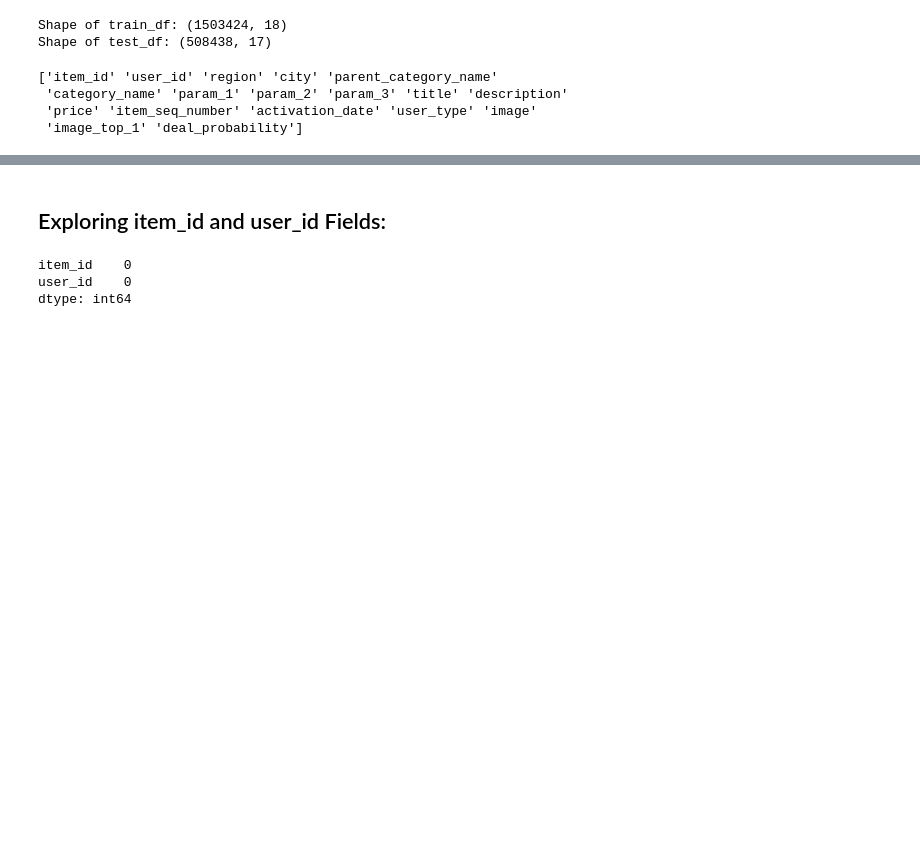
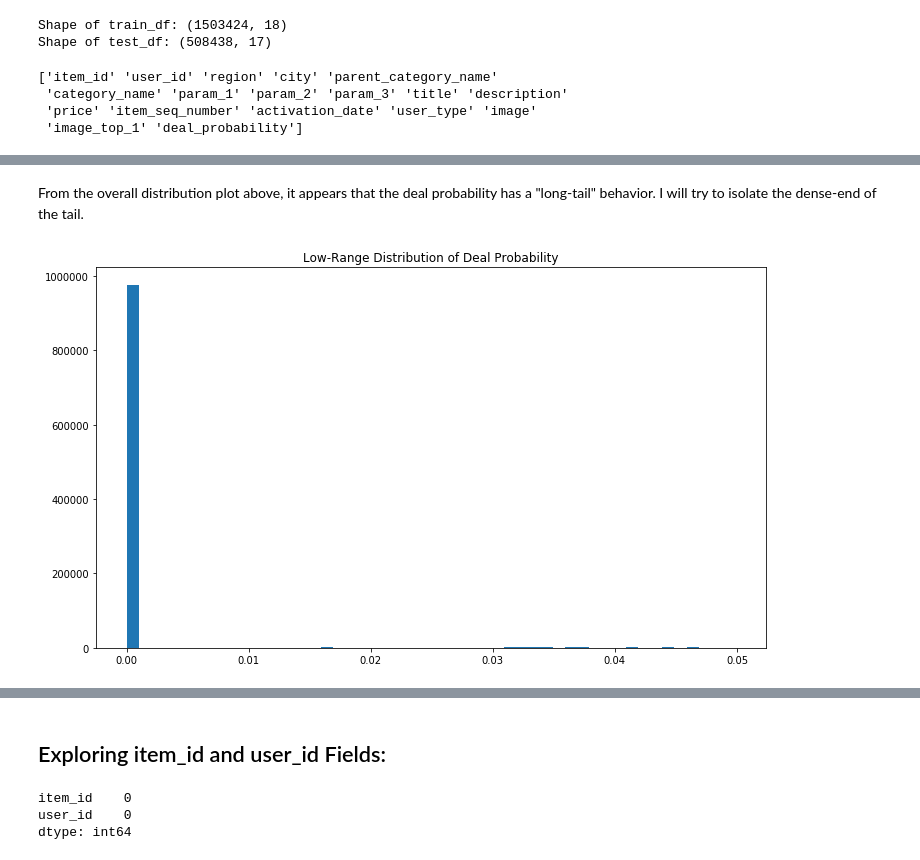
Before and after one commit to gestalt-howard/avito-demand-prediction, a Jupyter notebook: scripts/Stage_0_Data_Exploration.ipynb, the cells around one changed output, grey strips where cells are left out. Drawn from its saved outputs; the diff is of its cells as text; code cells hidden in the pictures; blank space fills up the shorter version.

```diff
--- a/scripts/Stage_0_Data_Exploration.ipynb
+++ b/scripts/Stage_0_Data_Exploration.ipynb
@@ -55,0 +73,10 @@ print train_df.columns.values
+# %% [markdown]
+From the overall distribution plot above, it appears that the deal probability has a "long-tail" behavior. I will try to isolate the dense-end of the tail.
+# %%
+plt.figure(figsize=(12, 7))
+deal_probs[deal_probs < 0.05].hist(bins=50)
+plt.title('Low-Range Distribution of Deal Probability')
+plt.grid(False)
+plt.show()
+# %% [output]
+[figure, added]
```
Also changed, not shown: parts of 7 cells of this notebook.
